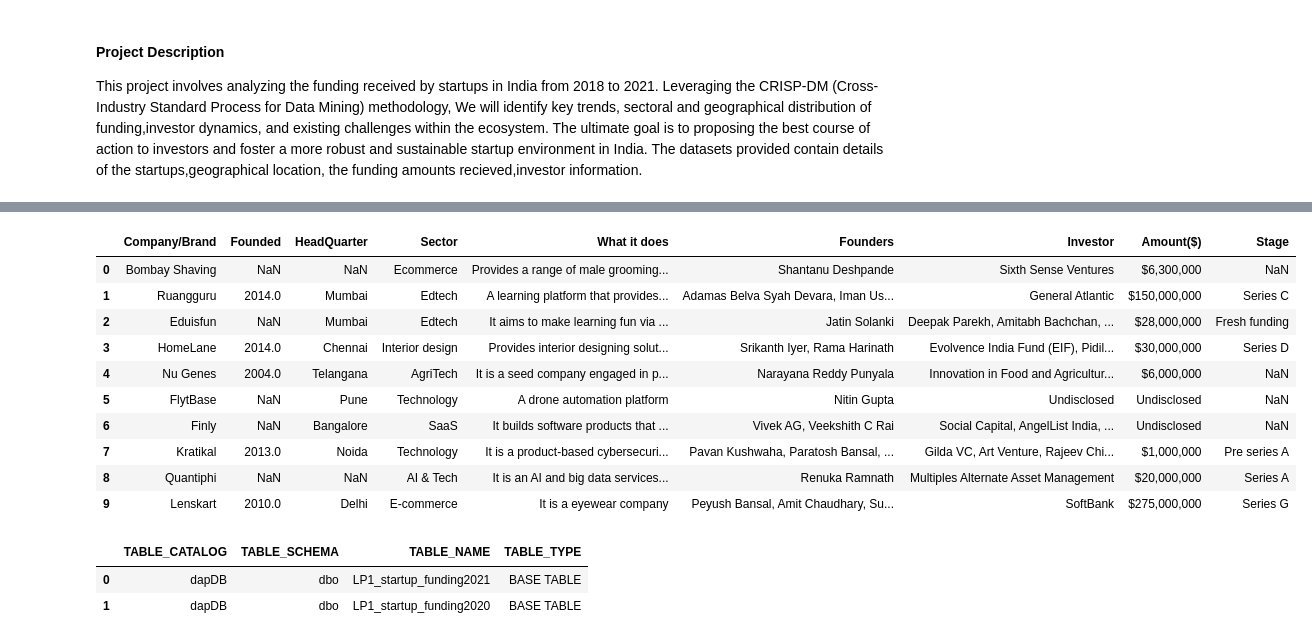
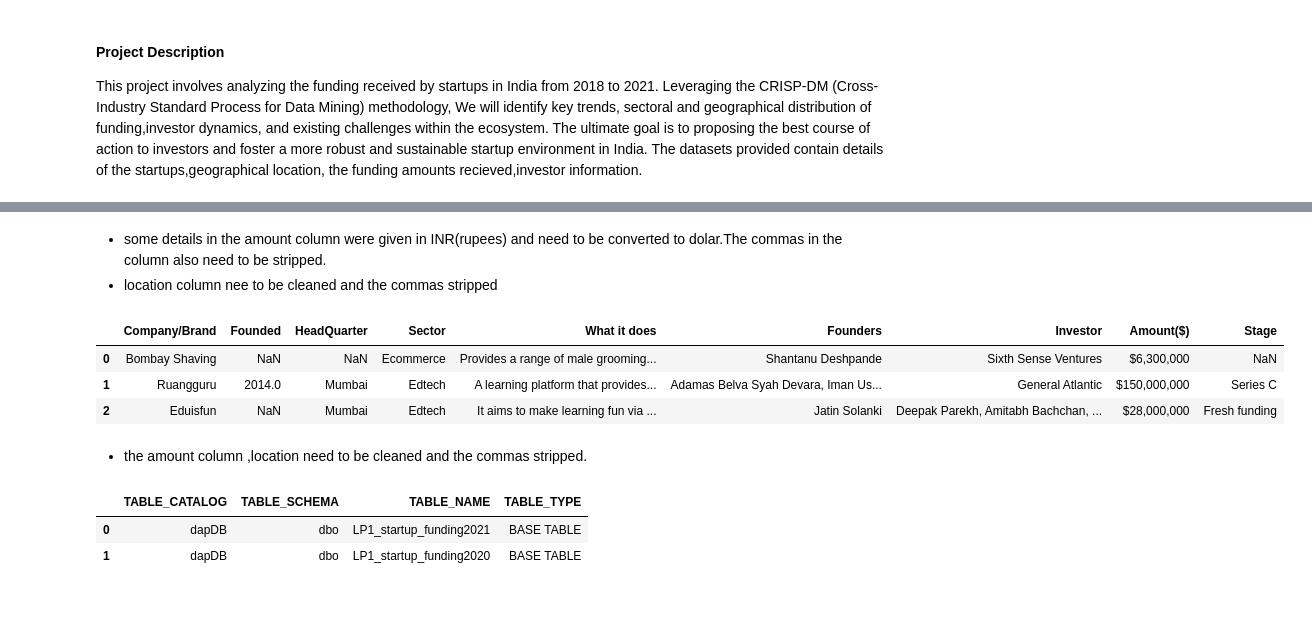
Before and after one commit to Starlady1/Analysis-of-Indian-Start-up-Ecosystem, a Jupyter notebook: Notebooks/start.ipynb, the cells around one changed output, grey strips where cells are left out. Cells and saved outputs as stored; diff of their text form; code cells hidden in the pictures; blank space fills up the shorter version.

```diff
--- a/Notebooks/start.ipynb
+++ b/Notebooks/start.ipynb
@@ -65,21 +49,19 @@ data_18.head(10)
+# %% [markdown]
+- some details in the amount column were given in INR(rupees) and need to be converted to dolar.The commas in the column also need to be stripped.
+- location column nee to be cleaned and the commas stripped
 # %%
 #load 2019 data
 data_19 = pd.read_csv('startup_funding2019.csv',encoding = "ISO-8859-1")
 
 #View data
-data_19.head(10)
+data_19.head(3)
 # %% [output]
 |  | Company/Brand | Founded | HeadQuarter | Sector | What it does | Founders | Investor | Amount($) | Stage |
 | 0 | Bombay Shaving | NaN | NaN | Ecommerce | Provides a range of male grooming... | Shantanu Deshpande | Sixth Sense Ventures | $6,300,000 | NaN |
 | 1 | Ruangguru | 2014.0 | Mumbai | Edtech | A learning platform that provides... | Adamas Belva Syah Devara, Iman Us... | General Atlantic | $150,000,000 | Series C |
 | 2 | Eduisfun | NaN | Mumbai | Edtech | It aims to make learning fun via ... | Jatin Solanki | Deepak Parekh, Amitabh Bachchan, ... | $28,000,000 | Fresh funding |
-| 3 | HomeLane | 2014.0 | Chennai | Interior design | Provides interior designing solut... | Srikanth Iyer, Rama Harinath | Evolvence India Fund (EIF), Pidil... | $30,000,000 | Series D |
-| 4 | Nu Genes | 2004.0 | Telangana | AgriTech | It is a seed company engaged in p... | Narayana Reddy Punyala | Innovation in Food and Agricultur... | $6,000,000 | NaN |
-| 5 | FlytBase | NaN | Pune | Technology | A drone automation platform | Nitin Gupta | Undisclosed | Undisclosed | NaN |
-| 6 | Finly | NaN | Bangalore | SaaS | It builds software products that ... | Vivek AG, Veekshith C Rai | Social Capital, AngelList India, ... | Undisclosed | NaN |
-| 7 | Kratikal | 2013.0 | Noida | Technology | It is a product-based cybersecuri... | Pavan Kushwaha, Paratosh Bansal, ... | Gilda VC, Art Venture, Rajeev Chi... | $1,000,000 | Pre series A |
-| 8 | Quantiphi | NaN | NaN | AI & Tech | It is an AI and big data services... | Renuka Ramnath | Multiples Alternate Asset Management | $20,000,000 | Series A |
-| 9 | Lenskart | 2010.0 | Delhi | E-commerce | It is a eyewear company | Peyush Bansal, Amit Chaudhary, Su... | SoftBank | $275,000,000 | Series G |
+# %% [markdown]
+- the amount column ,location need to be cleaned and the commas stripped.
 # %%
 # Load environment variables from .env file into a dictionary to access 2020 and 2021 datasets from database
 environment_variables = dotenv_values('.env')
```
Also changed, not shown: parts of 100 cells of this notebook.
